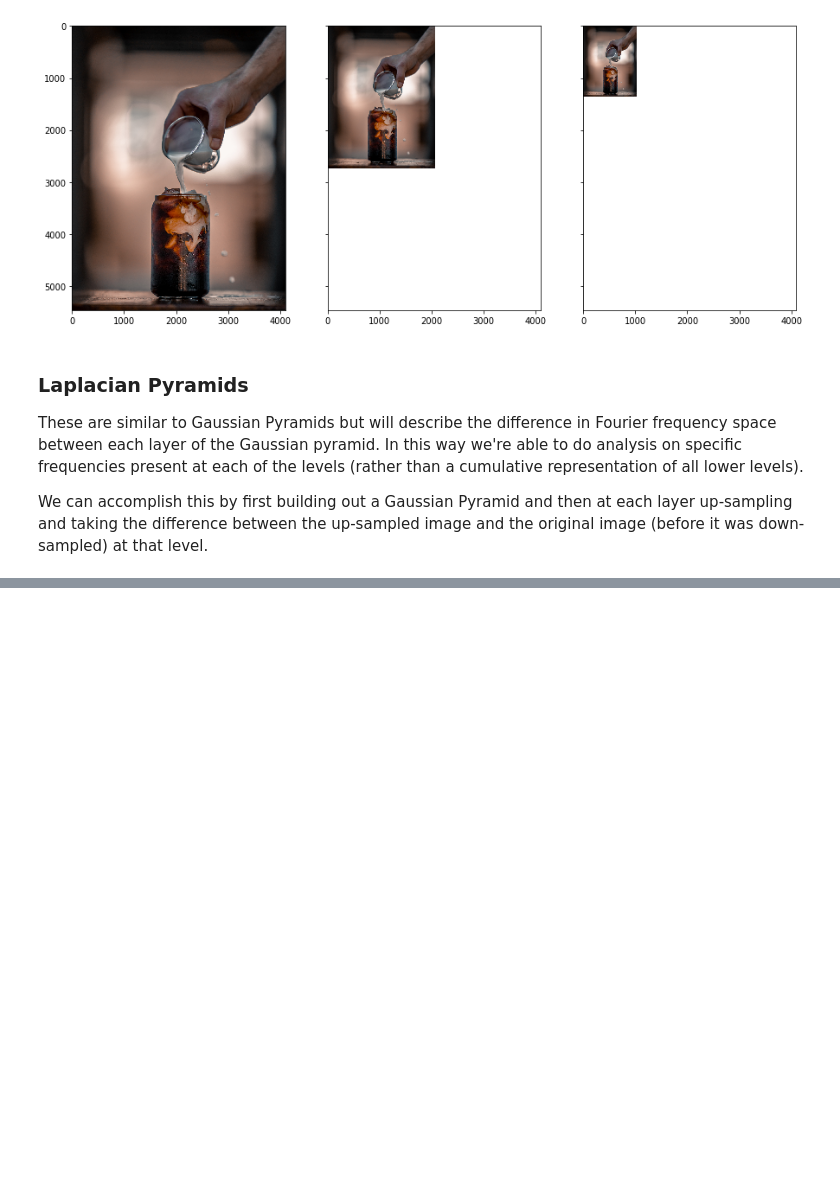
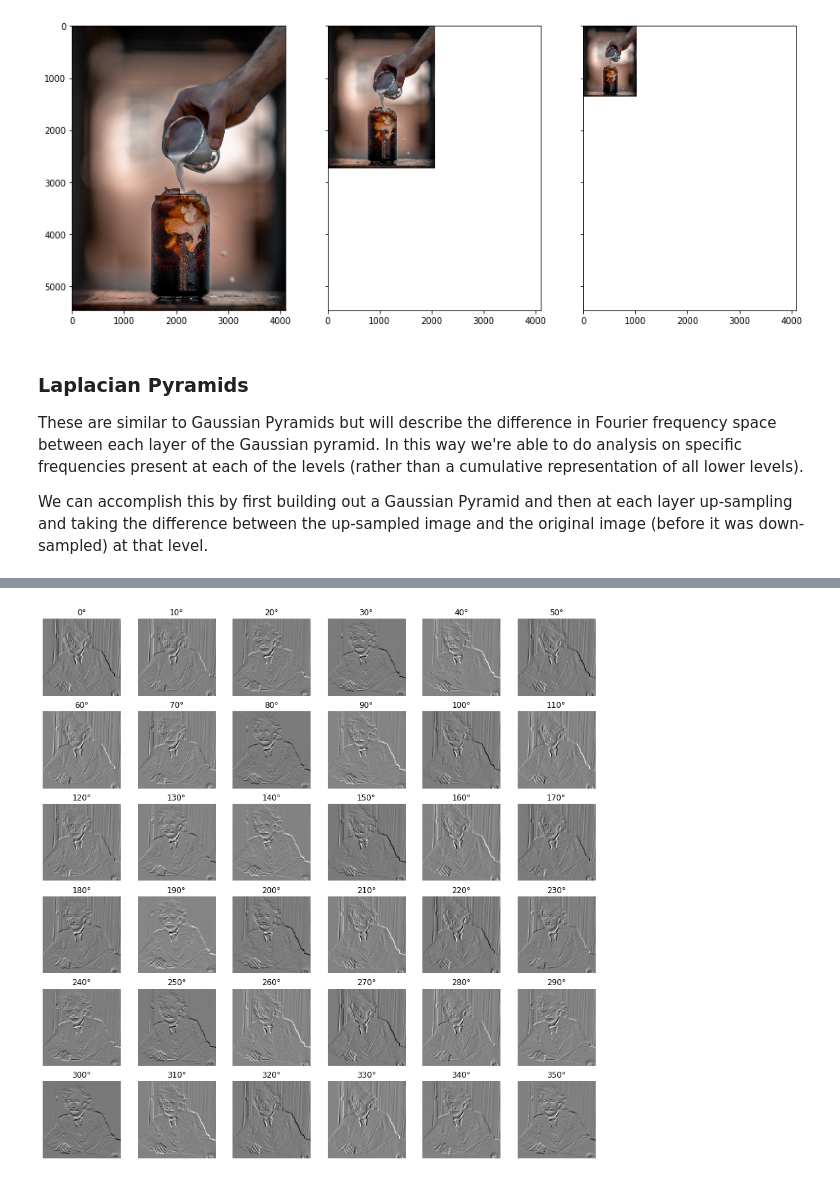
Before and after one commit to TifMoe/computer-vision-course, a Jupyter notebook: notebooks/2-image-filtering.ipynb, the cells around one changed output, grey strips where cells are left out. Cells and saved outputs as stored; diff of their text form; code cells hidden in the pictures; blank space fills up the shorter version.

```diff
--- a/notebooks/2-image-filtering.ipynb
+++ b/notebooks/2-image-filtering.ipynb
@@ -584,0 +619,19 @@ Requirement already satisfied: numpy>=1.13.3 in /Users/tmoeller/anaconda3/envs/p
+# %%
+# I'll compute every 10th degree into a 6x6 grid of images, each showing the image for the associated degree of steering
+step = 10
+rows = 6
+cols = 6
+
+fig, axs = plt.subplots(rows, cols, figsize=(15,15))
+
+for i in range(0, 360, step):
+    pos = i/step
+    row = np.floor(pos/cols).astype(int)
+    col = np.floor(pos - (row*cols)).astype(int)
+    img_d = (np.cos(i) * img_x) + (np.sin(i) * img_y)
+
+    axs[row, col].imshow(img_d, cmap='gray')
+    axs[row, col].set_title(f'{i}\N{DEGREE SIGN}')
+    axs[row, col].axis('off')
+# %% [output]
+[figure, added]
```
Also changed, not shown: parts of 14 cells of this notebook.
